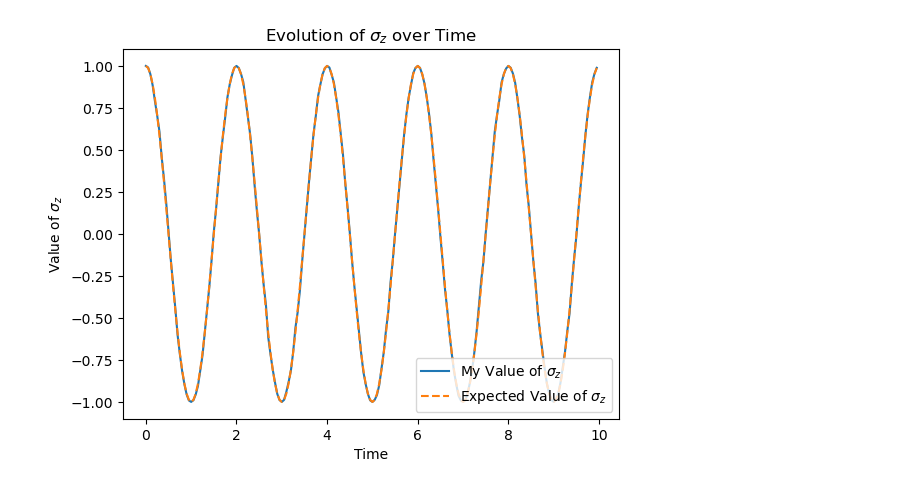
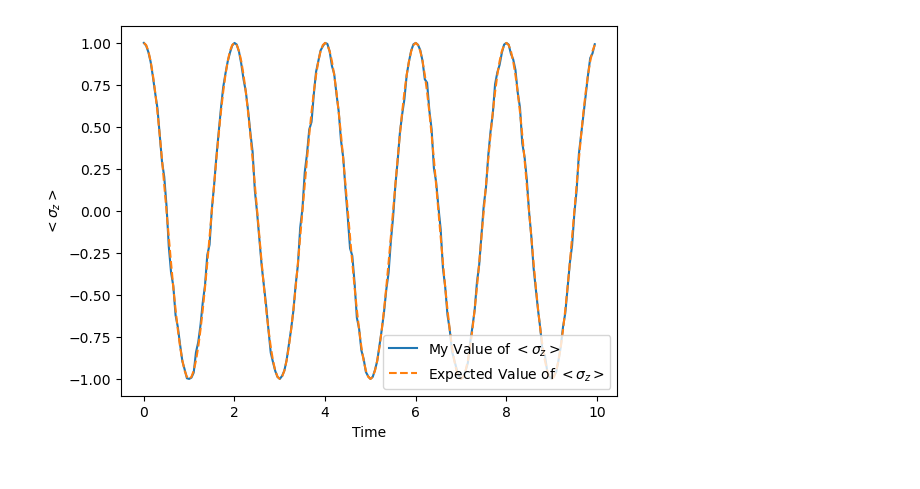
Before and after one commit to zlaraib/QCNO, a Jupyter notebook: build_circuit/vac_osc_time_evol.ipynb, the cells around one changed output. Drawn from its saved outputs; the diff is of its cells as text; code cells hidden in the pictures.

Commit message:
commented the way it would measure the sigma_z on the first site in vacuum ppotential. Rn its measuring it on all sites and then taking mean

```diff
--- a/build_circuit/vac_osc_time_evol.ipynb
+++ b/build_circuit/vac_osc_time_evol.ipynb
@@ -20,10 +20,11 @@ dt = 0.05  # Time step for the simulation
 time_steps = 200  # Total number of time steps for the simulation
 
 provider = IBMProvider()
-provider = IBMProvider(instance="ibm-q-ornl/ornl/csc500")
+# provider = IBMProvider(instance="ibm-q-ornl/ornl/csc500")
 
-# Select a backend
-backend = provider.get_backend('simulator_mps')
+# # Select a backend
+# backend = provider.get_backend('simulator_mps')
+backend = Aer.get_backend('aer_simulator')
 shots = 1024
 
 # Function to create and evolve the circuit for a given time step
@@ -32,44 +33,59 @@ def evolve_and_measure_circuit(dt, thetas):
     thetas = 2 * dt * bs   # Calculate the angle for RZ gates
     for i in range(N):
         qc.rx(thetas[i], i)  # Apply RX gate with theta for each qubit
-    qc.measure(range(N), range(N))
+    qc.measure(range(N), range(N)) # measure the quantum register and store it in the classical register
     return qc
 
 # Simulation and expected value calculation
 sigma_z_values = []
 expected_sz_array = []
 
 for step in range(time_steps):
     t = dt * step
     expected_sz = []
     thetas = 2 * dt * bs  # Calculate the angle for RX gates for each qubit
     for i in range(N):
         expected_sz.append(np.cos(omegas[i] * t))
     expected_sz_array.append(np.mean(expected_sz) if expected_sz else None)
 
     qc = evolve_and_measure_circuit(t, thetas)
     result = execute(qc, backend, shots=shots).result()
     counts = result.get_counts(qc)
 
     # Calculate expectation value of sigma_z for this step
     sigma_z = 0
+    # for outcome in counts:
+    #     # Convert the outcome to sigma_z contributions
+    #     sigma_z_contribution = sum([1 if bit == '0' else -1 for bit in outcome]) / N
+    #     sigma_z += sigma_z_contribution * counts[outcome] / shots
+    # sigma_z_values.append(sigma_z)
     for outcome in counts:
-        # Convert the outcome to sigma_z contributions
-        sigma_z_contribution = sum([1 if bit == '0' else -1 for bit in outcome]) / N
-        sigma_z += sigma_z_contribution * counts[outcome] / shots
+    # Convert the outcome to sigma_z contribution for the first qubit
+    # Qiskit orders qubits in reverse; qubit 0 is the rightmost bit
+        if outcome[::-1][0] == '0':  # Check the state of the first qubit
+            sigma_z += counts[outcome] / shots
+        else:
+            sigma_z -= counts[outcome] / shots
+
+    # Store the calculated value
     sigma_z_values.append(sigma_z)
 
-# Verify the condition
-assert all(abs(np.array(sigma_z_values) - np.array(expected_sz_array)) < tolerance), "Assertion failed: values differ more than tolerance"
+# qc = evolve_and_measure_circuit(t, thetas)
+# result = execute(qc, backend, shots=shots).result()
+# counts = result.get_counts(qc)
+# plot_histogram(counts)
+
+# # Verify the condition
+# assert all(abs(np.array(sigma_z_values) - np.array(expected_sz_array)) < tolerance), "Assertion failed: values differ more than tolerance"
 
 # Plotting
 time_array = np.arange(0, time_steps*dt, dt)
-plt.plot(time_array, sigma_z_values, label='My Value of $\\sigma_z$')
-plt.plot(time_array, expected_sz_array, label='Expected Value of $\\sigma_z$', linestyle='--')
+plt.plot(time_array, sigma_z_values, label='My Value of $<\\sigma_z>$')
+plt.plot(time_array, expected_sz_array, label='Expected Value of $<\\sigma_z>$', linestyle='--')
 plt.xlabel('Time')
-plt.ylabel('Value of $\\sigma_z$')
-plt.title('Evolution of $\\sigma_z$ over Time')
+plt.ylabel('$<\\sigma_z>$')
+# plt.title('Evolution of $\\sigma_z$ over Time')
 plt.legend(loc='lower right')
 plt.show()
 # %% [output]
-[figure, old version]
+[figure, new version]
```
